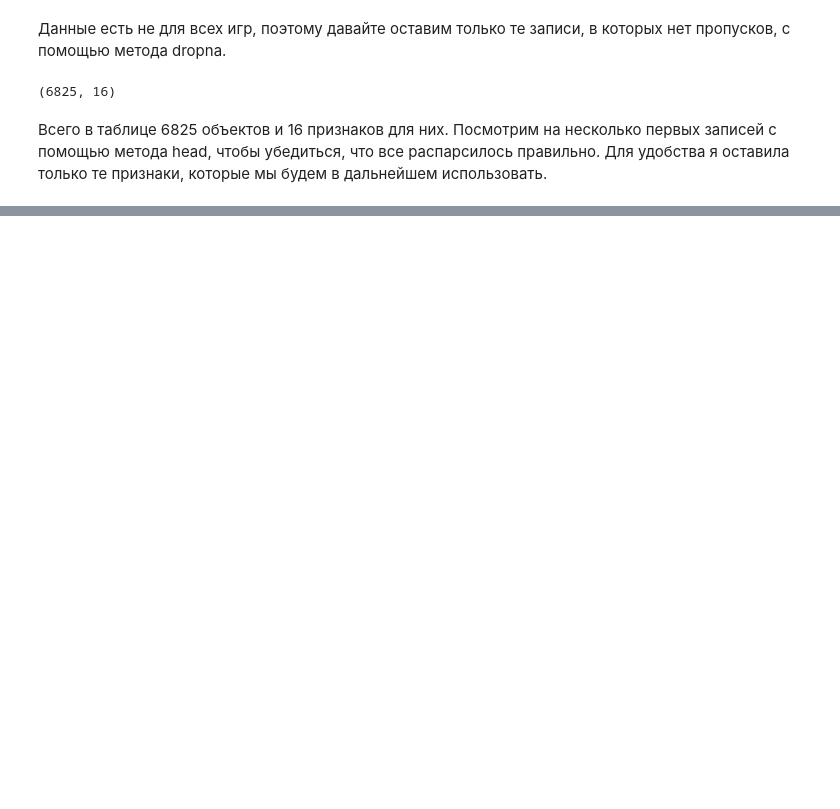
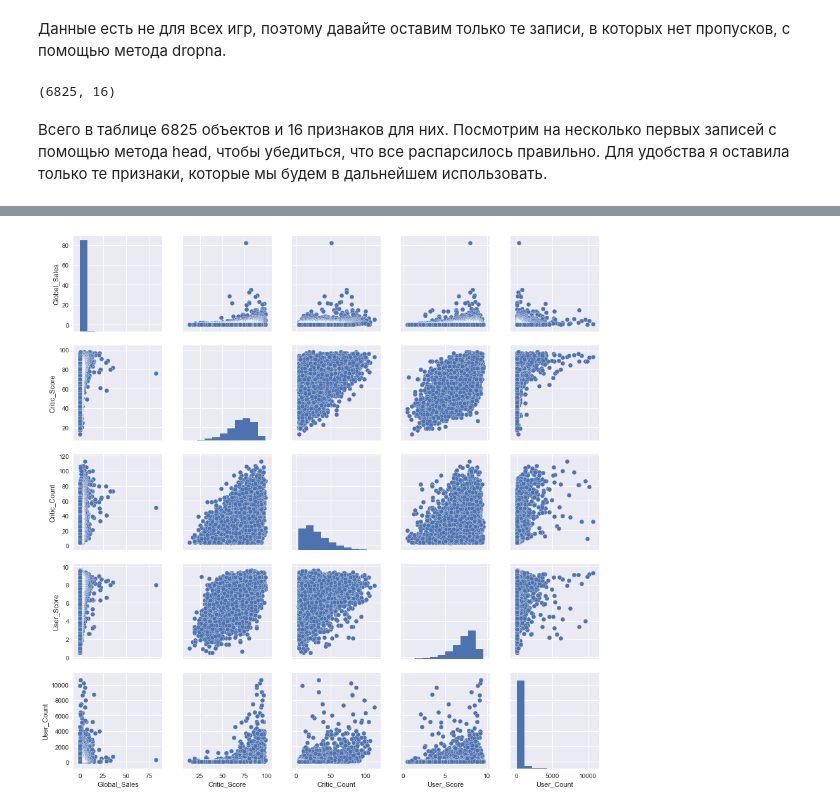
Before and after one commit to psicho/opendatascience, a Jupyter notebook: 002_teory_2.ipynb, the cells around one changed output, grey strips where cells are left out. Saved outputs shown, nothing was run; the diff lists cells and outputs as text; code cells hidden in the pictures; blank space fills up the shorter version.

```diff
--- a/002_teory_2.ipynb
+++ b/002_teory_2.ipynb
@@ -76,0 +103,6 @@ df[useful_cols].head(100)
+# %%
+cols = ['Global_Sales', 'Critic_Score', 'Critic_Count', 'User_Score', 'User_Count']
+sns_plot = sns.pairplot(df[cols])
+sns_plot.savefig('pairplot.png')
+# %% [output]
+[figure, added]
```
Also changed, not shown: parts of 71 cells of this notebook, 2 other files.
